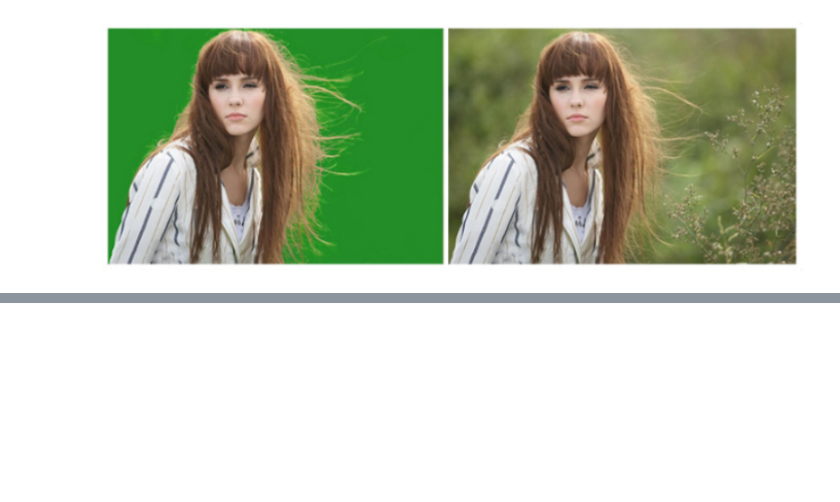
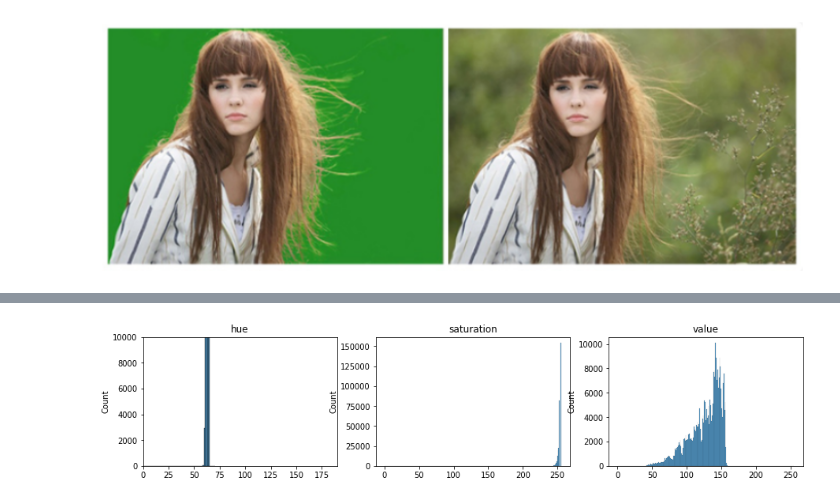
Before and after one commit to yongduek/MAS-2011, a Jupyter notebook: chroma_keying.ipynb, the cells around one changed output, grey strips where cells are left out. Cells and saved outputs as stored; diff of their text form; code cells hidden in the pictures; blank space fills up the shorter version.

```diff
--- a/chroma_keying.ipynb
+++ b/chroma_keying.ipynb
@@ -214,0 +242,14 @@ plt.axis(False);
+# %%
+def hist_hsv(hsv, bin0=0):
+    ig, axes = plt.subplots(1, 3, figsize=(15,3))
+    ax = sns.histplot(hsv[:,:,0].ravel(), discrete=True, ax=axes[0])
+    ax.set(xlim=[0, 190], ylim=[0, 10000], title='hue');
+    ax = sns.histplot(hsv[:,:,1].ravel(), discrete=True, ax=axes[1], binrange=[bin0, 255])
+    ax.set(title='saturation')
+    ax = sns.histplot(hsv[:,:,2].ravel(), discrete=True, ax=axes[2], binrange=[bin0, 255])
+    ax.set(title='value');
+# %%
+hsv_gs = cv2.cvtColor(im_greenscreen, cv2.COLOR_BGR2HSV)
+hist_hsv(hsv_gs, bin0=1)
+# %% [output]
+[figure, added]
```
Also changed, not shown: parts of 10 cells of this notebook, 1 other file.
